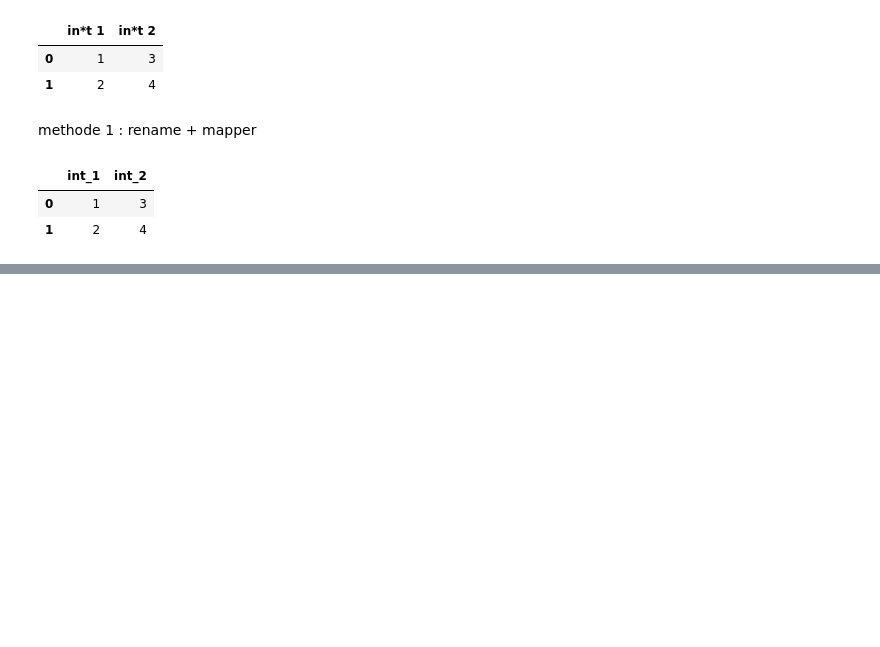
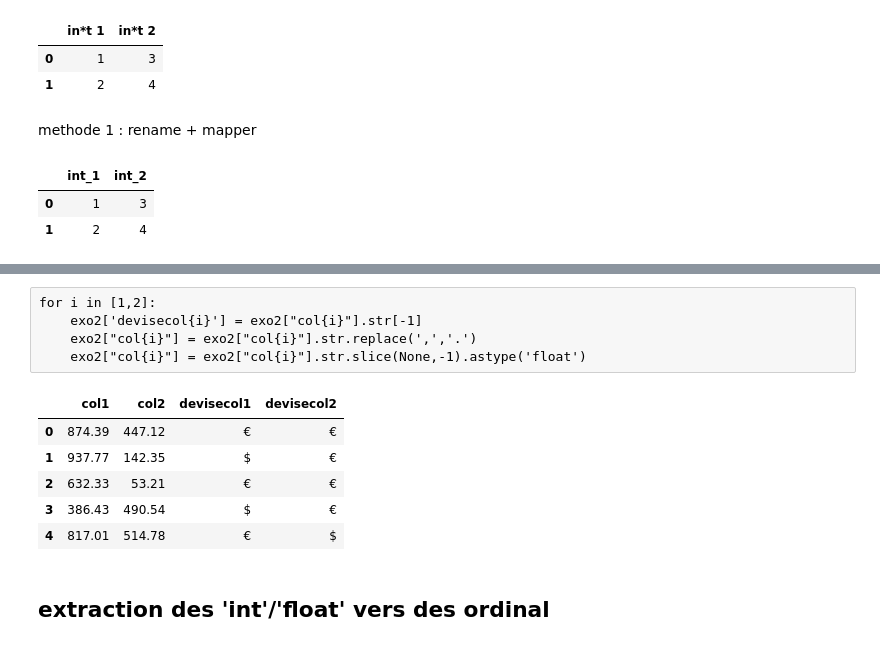
Before and after one commit to ArmandBroutinDev/python, a Jupyter notebook: exos_datacleaning.ipynb, the cells around one changed output, grey strips where cells are left out. Drawn from its saved outputs; the diff is of its cells as text; code cells hidden in the pictures; blank space fills up the shorter version.

```diff
--- a/exos_datacleaning.ipynb
+++ b/exos_datacleaning.ipynb
@@ -357,0 +463,36 @@ df.rename(modif, axis='columns').head()
+# %%
+def makeNumberStrRandSign(sep=[','],signs=['€','$']):
+    avantvirg = str(random.randint(1,1000))
+    apresvirg = '{:02}'.format(random.randint(0,99))
+    sep = random.choice(sep)
+    sign = random.choice(signs)
+    return avantvirg + sep + apresvirg + sign
+
+col1 = [makeNumberStrRandSign() for _ in range(200)]
+col2 = [makeNumberStrRandSign(['.',',']) for _ in range(200)]
+
+exo2 = pd.DataFrame(data={"col1":col1,
+                         "col2":col2})
+# %%
+exo2['devisecol1'] = exo2["col1"].str[-1]
+exo2['devisecol2'] = exo2["col2"].str[-1]
+exo2["col1"] = exo2["col1"].str.replace(',','.')
+exo2["col2"] = exo2["col2"].str.replace(',','.')
+exo2["col1"] = exo2["col1"].str.slice(None,-1).astype('float')
+exo2["col2"] = exo2["col2"].str.slice(None,-1).astype('float')
+# %% [raw]
+for i in [1,2]:
+    exo2['devisecol{i}'] = exo2["col{i}"].str[-1]
+    exo2["col{i}"] = exo2["col{i}"].str.replace(',','.')
+    exo2["col{i}"] = exo2["col{i}"].str.slice(None,-1).astype('float')
+# %%
+exo2.head()
+# %% [output]
+|  | col1 | col2 | devisecol1 | devisecol2 |
+| 0 | 874.39 | 447.12 | € | € |
+| 1 | 937.77 | 142.35 | $ | € |
+| 2 | 632.33 | 53.21 | € | € |
+| 3 | 386.43 | 490.54 | $ | € |
+| 4 | 817.01 | 514.78 | € | $ |
+# %% [markdown]
+## extraction des 'int'/'float' vers des ordinal
```
Also changed, not shown: parts of 39 cells of this notebook.
